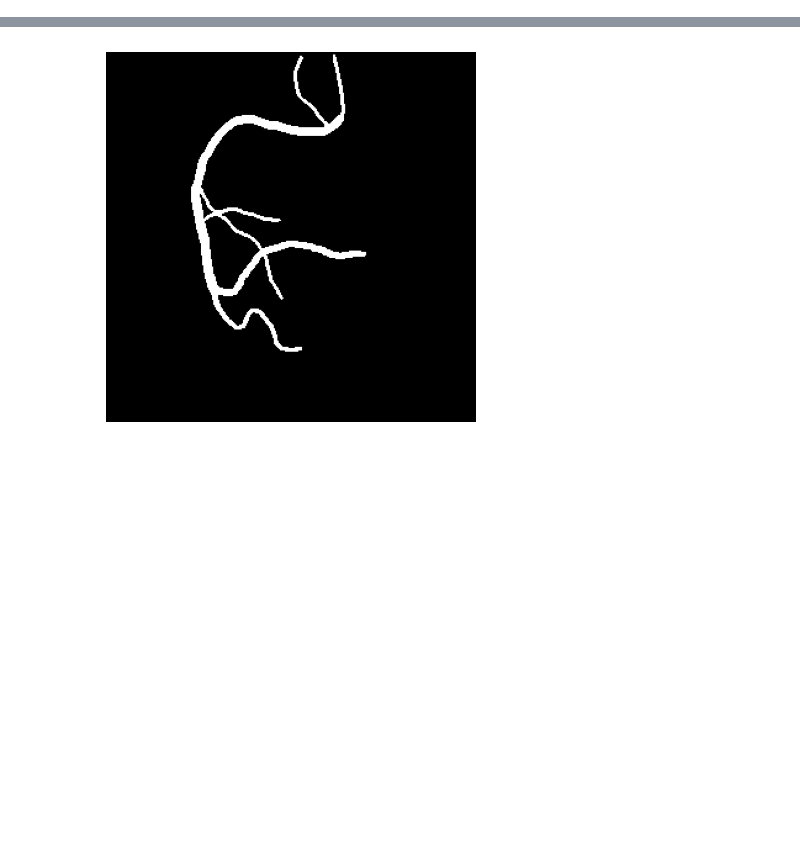
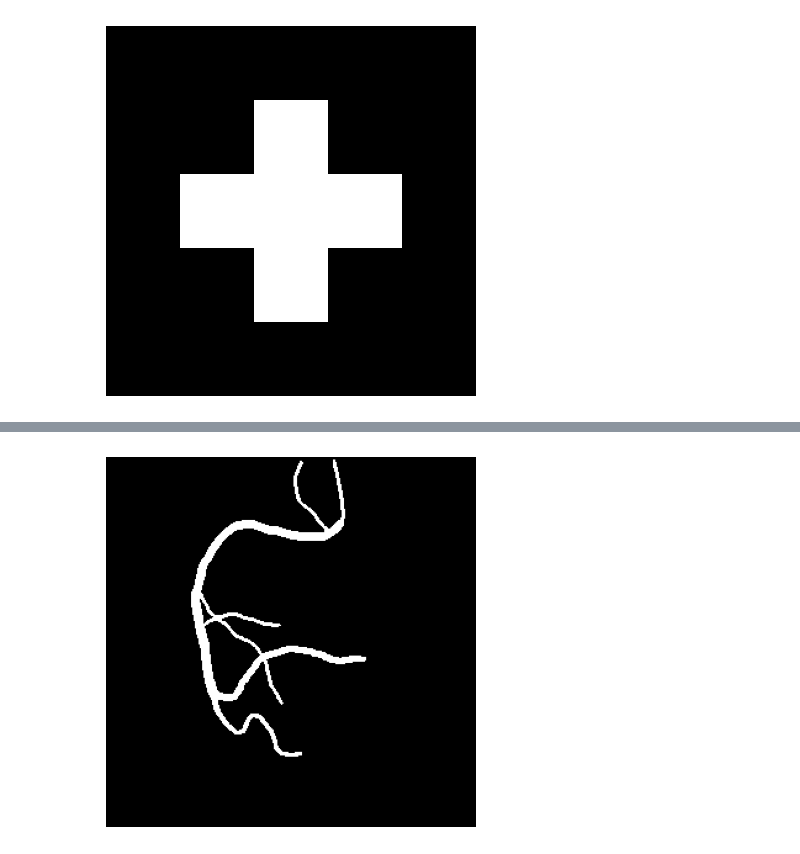
Before and after one commit to MGonza20/Proyecto01_VC_UVG, a Jupyter notebook: Problema02.ipynb, the cells around one changed output, grey strips where cells are left out. Cells and saved outputs as stored; diff of their text form; code cells hidden in the pictures; blank space fills up the shorter version.

```diff
--- a/Problema02.ipynb
+++ b/Problema02.ipynb
@@ -9,3 +10,16 @@ import networkx as nx
 from matplotlib import pyplot as plt
 from skimage.morphology import skeletonize
 from skimage.measure import approximate_polygon
+# %%
+def cross(r = 3):
+    x = np.zeros((r, r))
+    x[r // 2, :] = 1
+    x[:, r // 2] = 1
+    x = np.pad(x, 1, 'constant', constant_values=0)
+    return x
+
+plt.imshow(cross(), cmap='gray')
+plt.axis('off')
+plt.show()
+# %% [output]
+[figure, added]
```
Also changed, not shown: parts of 3 cells of this notebook.
